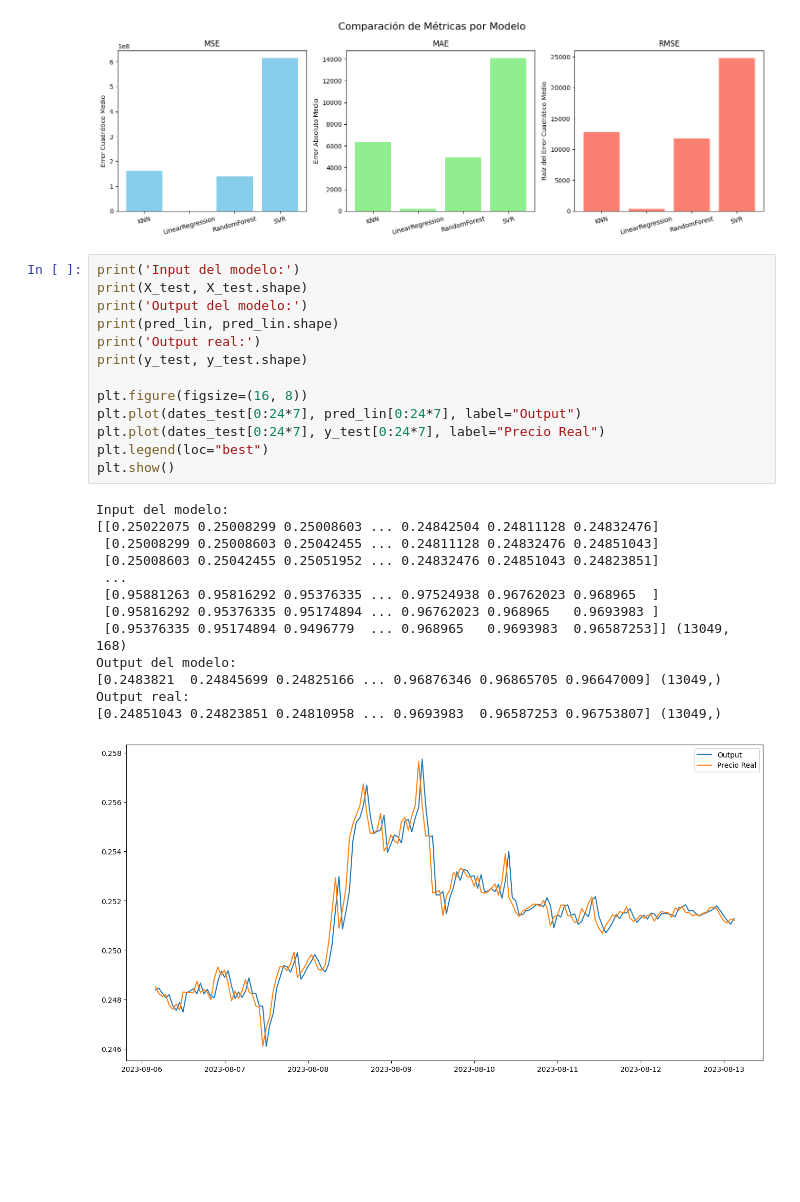
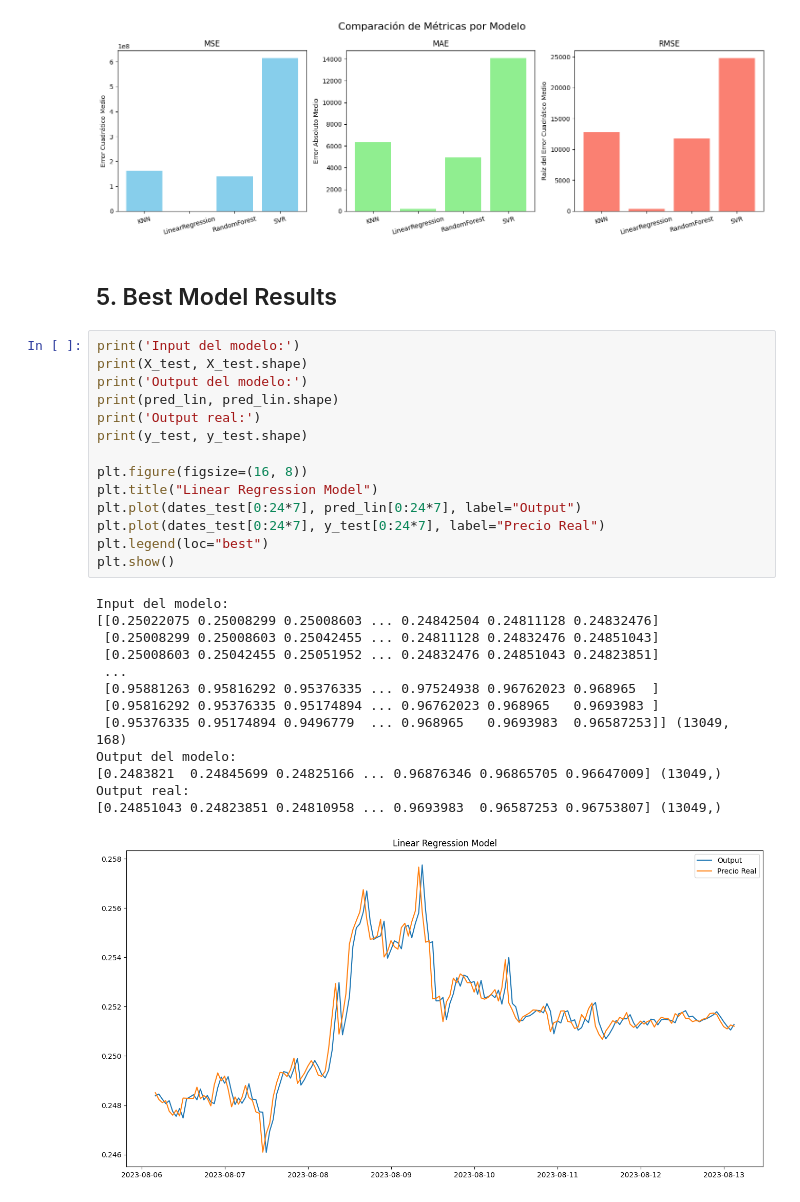
Before and after one commit to GRQ34/ML-Proyecto-Final, a Jupyter notebook: 2. Forecasting - Metodos Clasicos.ipynb, the cells around one changed output. Cells and saved outputs as stored; diff of their text form; blank space fills up the shorter version.

```diff
--- a/2. Forecasting - Metodos Clasicos.ipynb
+++ b/2. Forecasting - Metodos Clasicos.ipynb
@@ -162,30 +164,33 @@ Resumen de resultados:
 2      RandomForest  1.392033e+08   4920.396825  11798.444018
 3               SVR  6.155478e+08  14091.032190  24810.235060
 [figure]
+# %% [markdown]
+## 5. Best Model Results
 # %%
 print('Input del modelo:')
 print(X_test, X_test.shape)
 print('Output del modelo:')
 print(pred_lin, pred_lin.shape)
 print('Output real:')
 print(y_test, y_test.shape)
 
 plt.figure(figsize=(16, 8))
+plt.title("Linear Regression Model")
 plt.plot(dates_test[0:24*7], pred_lin[0:24*7], label="Output")
 plt.plot(dates_test[0:24*7], y_test[0:24*7], label="Precio Real")
 plt.legend(loc="best")
 plt.show()
 # %% [output]
 Input del modelo:
 [[0.25022075 0.25008299 0.25008603 ... 0.24842504 0.24811128 0.24832476]
  [0.25008299 0.25008603 0.25042455 ... 0.24811128 0.24832476 0.24851043]
  [0.25008603 0.25042455 0.25051952 ... 0.24832476 0.24851043 0.24823851]
  ...
  [0.95881263 0.95816292 0.95376335 ... 0.97524938 0.96762023 0.968965  ]
  [0.95816292 0.95376335 0.95174894 ... 0.96762023 0.968965   0.9693983 ]
  [0.95376335 0.95174894 0.9496779  ... 0.968965   0.9693983  0.96587253]] (13049, 168)
 Output del modelo:
 [0.2483821  0.24845699 0.24825166 ... 0.96876346 0.96865705 0.96647009] (13049,)
 Output real:
 [0.24851043 0.24823851 0.24810958 ... 0.9693983  0.96587253 0.96753807] (13049,)
-[figure, old version]
+[figure, new version]
```
Also changed, not shown: parts of 2 cells of this notebook, 3 other files.
